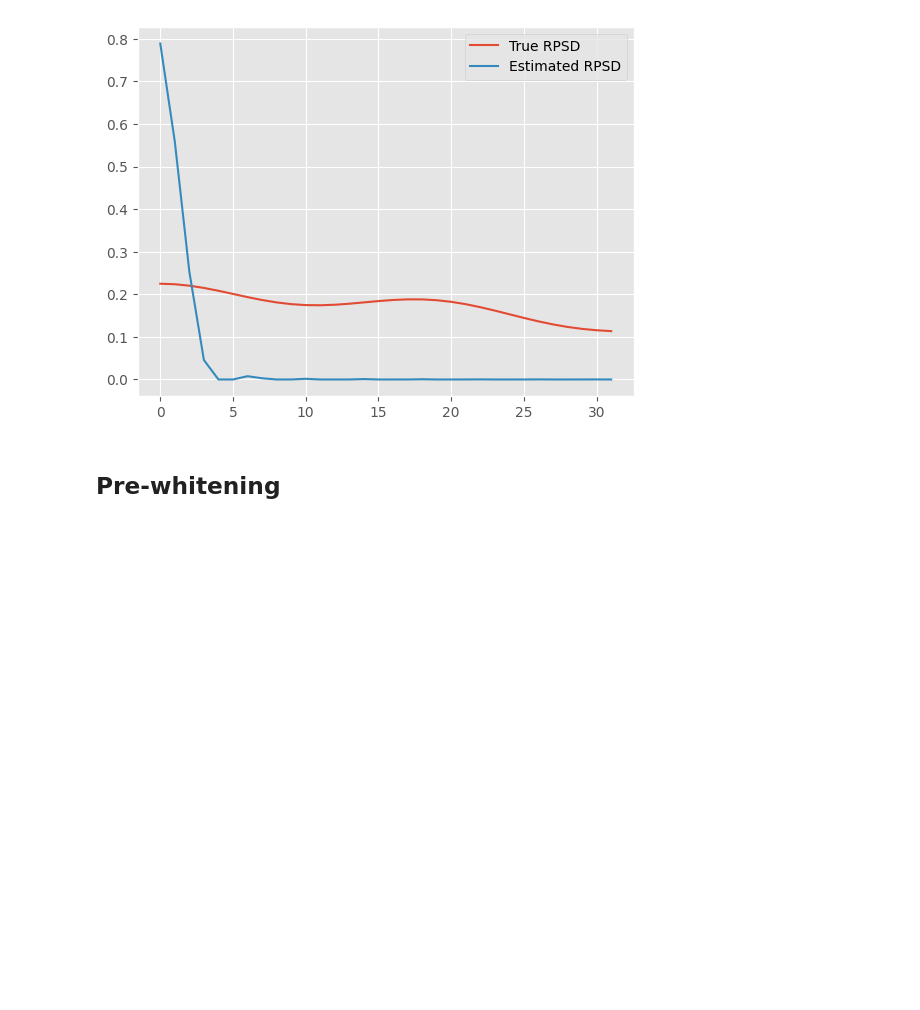
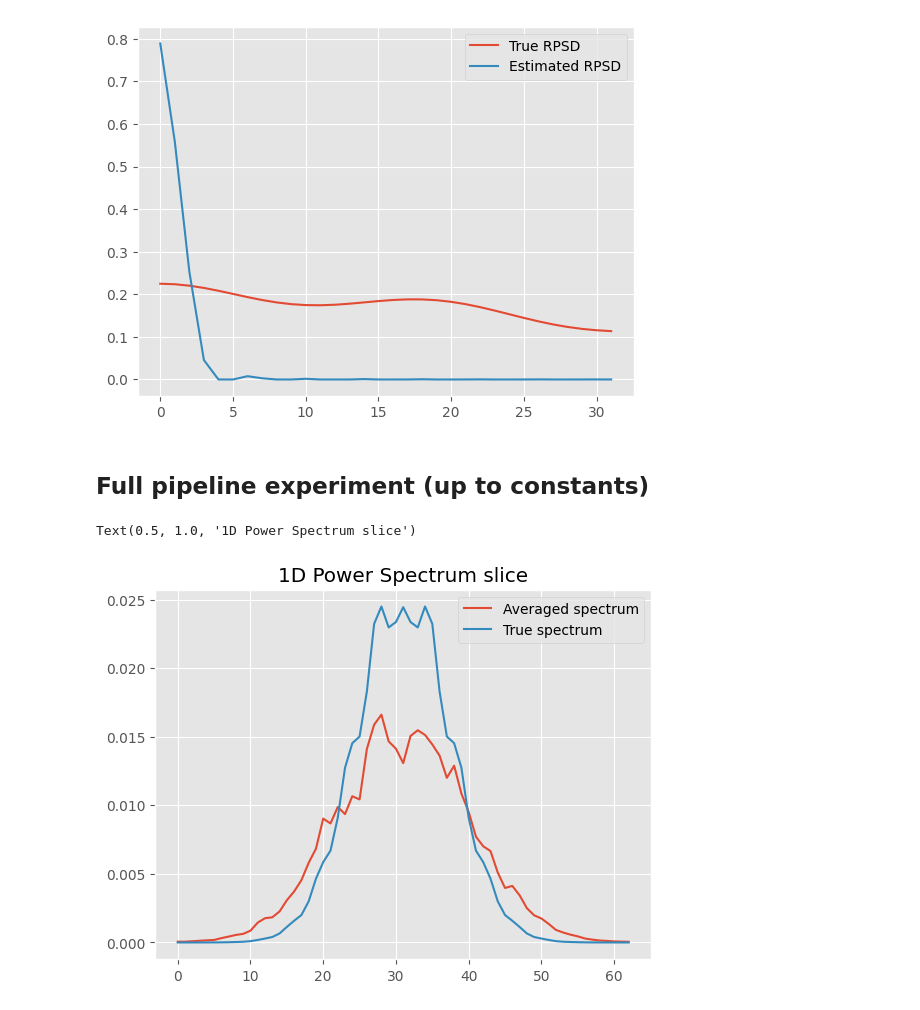
Before and after one commit to oppositecategory/3D_KLT, a Jupyter notebook: notebooks/full_RPSD_calculation.ipynb, the cells around one changed output. Cells and saved outputs as stored; diff of their text form; code cells hidden in the pictures; blank space fills up the shorter version.

```diff
--- a/notebooks/full_RPSD_calculation.ipynb
+++ b/notebooks/full_RPSD_calculation.ipynb
@@ -408,7 +408,7 @@ plt.legend();
 # %% [output]
 [figure]
 # %% [markdown]
-## Pre-whitening
+## Full pipeline experiment (up to constants)
 # %%
 K = 100
 M = 10**2 # number of patches
@@ -416,6 +416,14 @@ L = 32
 N = 2*L -1
 
 samples, S, spectrum = generate_gaussian_spectrum(L, K)
+# %%
+plt.plot(spectrum[L,L,:],label="Averaged spectrum")
+plt.plot(S[L,L,:],label="True spectrum")
+plt.legend()
+plt.title("1D Power Spectrum slice")
+# %% [output]
+Text(0.5, 1.0, '1D Power Spectrum slice')
+[figure, added]
 # %%
 max_d = int(np.floor(L/2))
 
```
Also changed, not shown: parts of 11 cells of this notebook, 3 other files.
